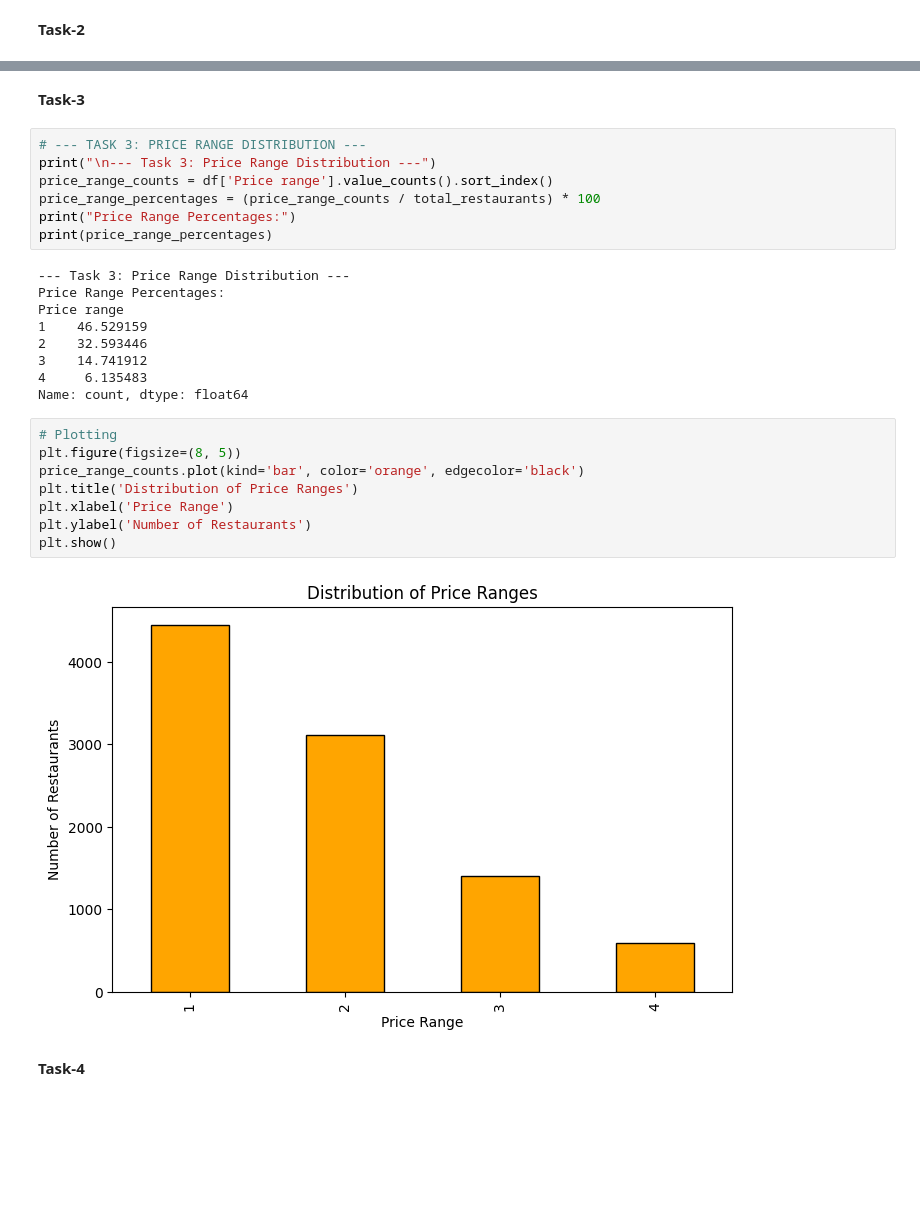
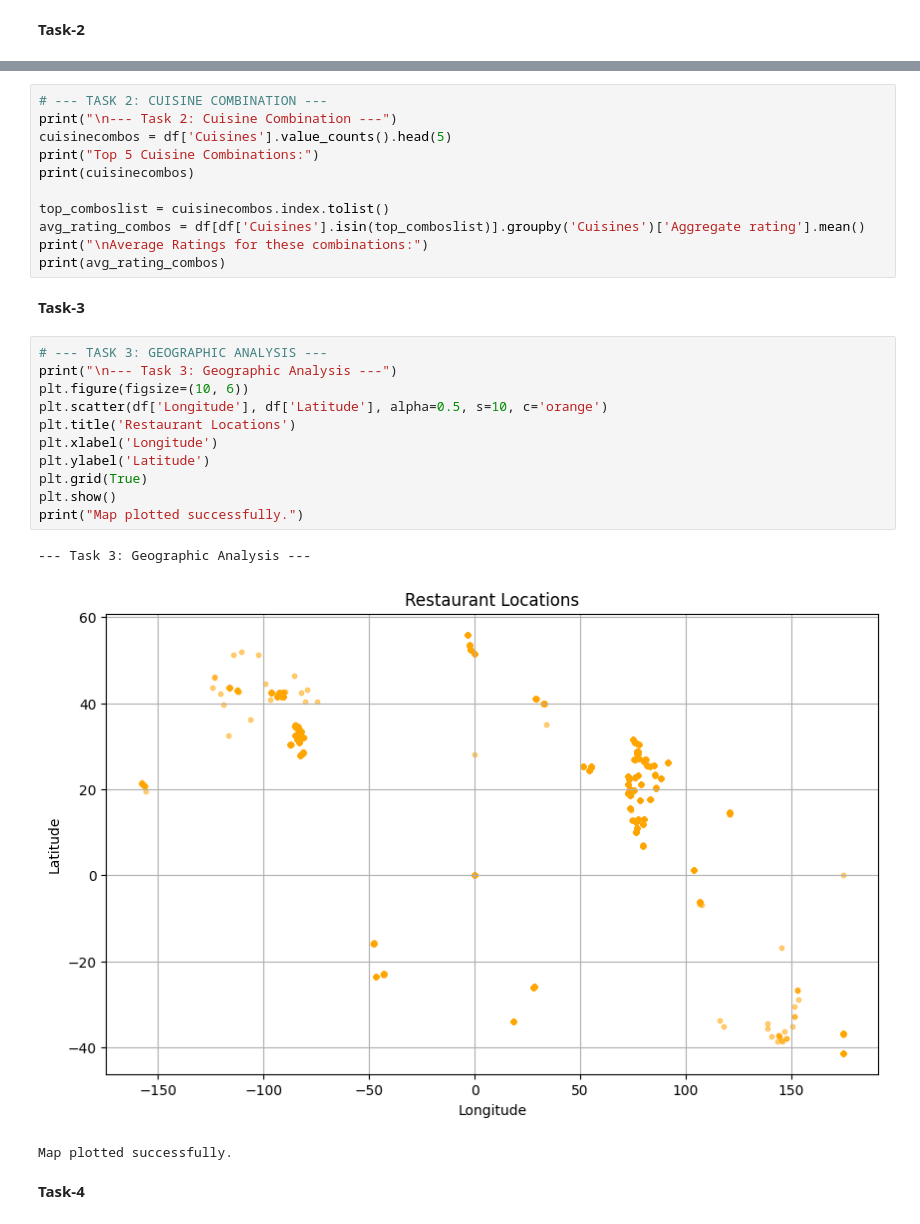
Before and after one commit to Kiran2504/Restaurant-Data-Analysis-by-Cognifyz-Technologies, a Jupyter notebook: Tasks.ipynb, the cells around one changed output, grey strips where cells are left out. Saved outputs shown, nothing was run; the diff lists cells and outputs as text; blank space fills up the shorter version.

```diff
--- a/Tasks.ipynb
+++ b/Tasks.ipynb
@@ -65,30 +35,30 @@ City with highest average rating: Inner City (4.90)
+# %%
+# --- TASK 2: CUISINE COMBINATION ---
+print("\n--- Task 2: Cuisine Combination ---")
+cuisinecombos = df['Cuisines'].value_counts().head(5)
+print("Top 5 Cuisine Combinations:")
+print(cuisinecombos)
+
+top_comboslist = cuisinecombos.index.tolist()
+avg_rating_combos = df[df['Cuisines'].isin(top_comboslist)].groupby('Cuisines')['Aggregate rating'].mean()
+print("\nAverage Ratings for these combinations:")
+print(avg_rating_combos)
 # %% [markdown]
 __Task-3__
-# %%
-# --- TASK 3: PRICE RANGE DISTRIBUTION ---
-print("\n--- Task 3: Price Range Distribution ---")
-price_range_counts = df['Price range'].value_counts().sort_index()
-price_range_percentages = (price_range_counts / total_restaurants) * 100
-print("Price Range Percentages:")
-print(price_range_percentages)
-# %% [output]
---- Task 3: Price Range Distribution ---
-Price Range Percentages:
-Price range
-1    46.529159
-2    32.593446
-3    14.741912
-4     6.135483
-Name: count, dtype: float64
-# %%
-# Plotting
-plt.figure(figsize=(8, 5))
-price_range_counts.plot(kind='bar', color='orange', edgecolor='black')
-plt.title('Distribution of Price Ranges')
-plt.xlabel('Price Range')
-plt.ylabel('Number of Restaurants')
-plt.show()
-# %% [output]
-[figure, removed]
+# %%
+# --- TASK 3: GEOGRAPHIC ANALYSIS ---
+print("\n--- Task 3: Geographic Analysis ---")
+plt.figure(figsize=(10, 6))
+plt.scatter(df['Longitude'], df['Latitude'], alpha=0.5, s=10, c='orange')
+plt.title('Restaurant Locations')
+plt.xlabel('Longitude')
+plt.ylabel('Latitude')
+plt.grid(True)
+plt.show()
+print("Map plotted successfully.")
+# %% [output]
+--- Task 3: Geographic Analysis ---
+[figure, added]
+Map plotted successfully.
 # %% [markdown]
 __Task-4__
```
Also changed, not shown: parts of 11 cells of this notebook.
